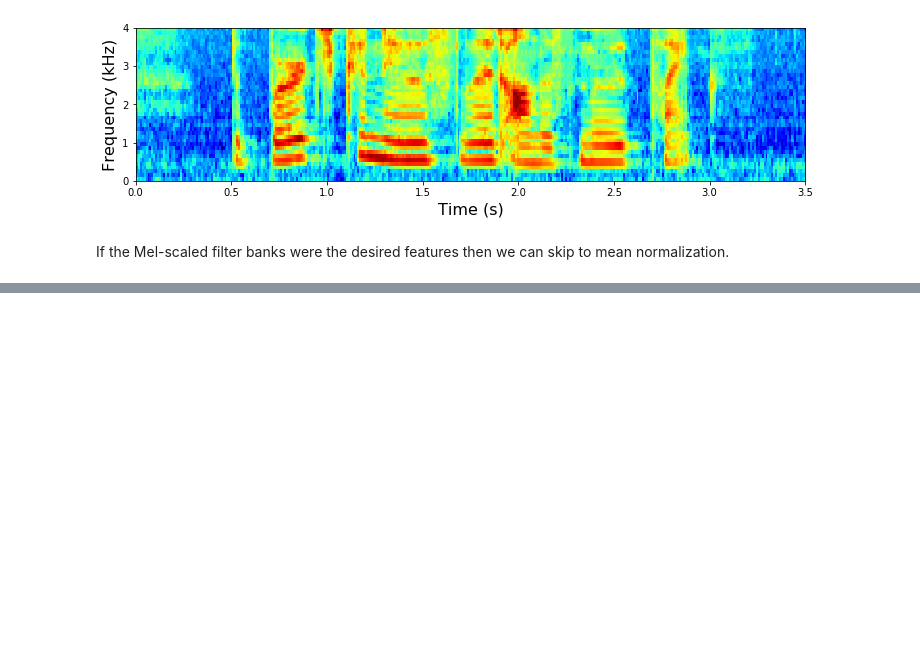
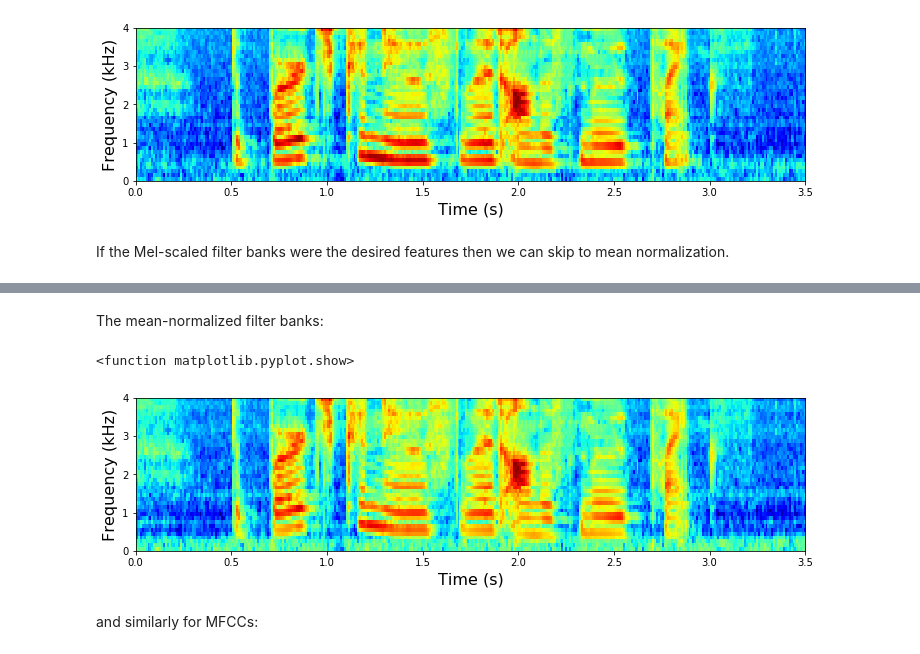
Before and after one commit to ChristophSchmidl/automatic-speech-recognition, a Jupyter notebook: notebooks/feature_extraction.ipynb, the cells around one changed output, grey strips where cells are left out. Drawn from its saved outputs; the diff is of its cells as text; code cells hidden in the pictures; blank space fills up the shorter version.

```diff
--- a/notebooks/feature_extraction.ipynb
+++ b/notebooks/feature_extraction.ipynb
@@ -283,0 +360,13 @@ If the Mel-scaled filter banks were the desired features then we can skip to mea
+# %% [markdown]
+The mean-normalized filter banks:
+# %%
+plt.imshow(np.flipud(filter_banks.T), cmap=cm.jet, aspect=0.2, extent=[WAV_START,WAV_END,0,4])
+plt.ylabel('Frequency (kHz)', fontsize=16)
+plt.xlabel('Time (s)', fontsize=16)
+#plt.savefig('filter_banks.jpg', bbox_inches='tight', dpi=200)
+plt.show
+# %% [output]
+<function matplotlib.pyplot.show>
+[figure, added]
+# %% [markdown]
+and similarly for MFCCs:
```
Also changed, not shown: parts of 38 cells of this notebook.
